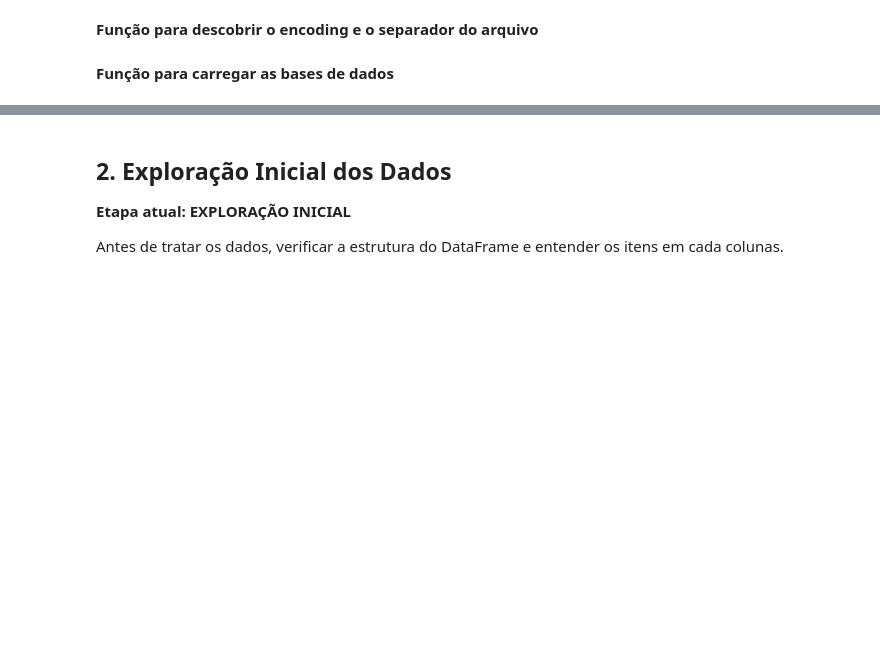
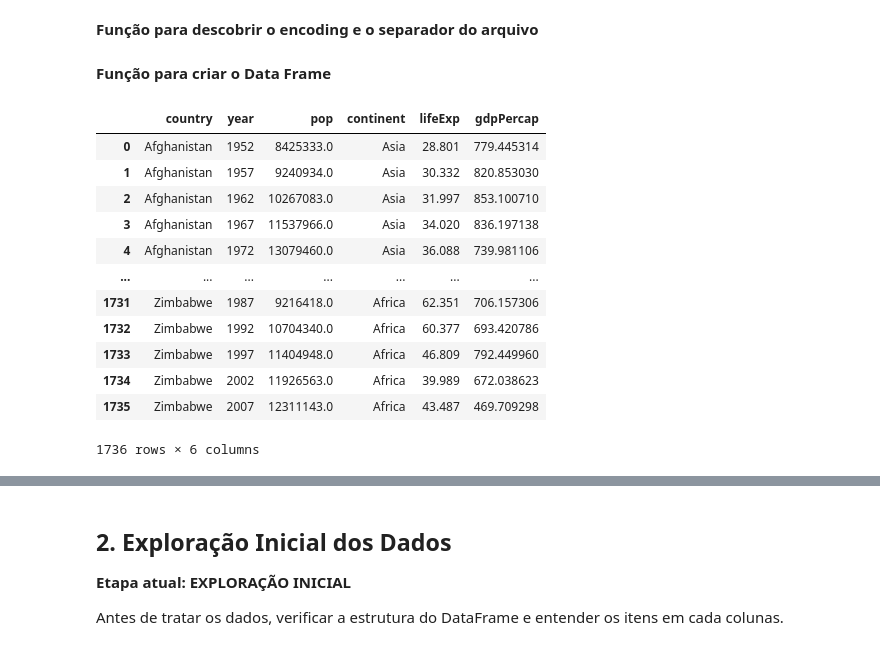
Before and after one commit to AndremRb/Analise-do-Desenvolvimento-Humano-e-Global, a Jupyter notebook: Leandro (Análise exploratória Saúde)/(Leandro) Template_Analise_Exploratoria_Saúde.ipynb, the cells around one changed output, grey strips where cells are left out. Cells and saved outputs as stored; diff of their text form; code cells hidden in the pictures; blank space fills up the shorter version.

```diff
--- a/Leandro (Análise exploratória Saúde)/(Leandro) Template_Analise_Exploratoria_Saúde.ipynb
+++ b/Leandro (Análise exploratória Saúde)/(Leandro) Template_Analise_Exploratoria_Saúde.ipynb
@@ -51,25 +52,39 @@ url_github = 'https://raw.githubusercontent.com/AndremRb/Analise-do-Desenvolvime
 # %% [markdown]
 **Função para descobrir o encoding e o separador do arquivo**
 # %%
-def descobrir_csv(caminho_arquivo):
+def configuraçoes_csv(caminho_arquivo):
     """
     Descobre o encoding e o separador de qualquer CSV de forma rápida e certeira.
+    Aceita tanto arquivos locais quanto links da internet (ex: GitHub).
     Retorna: (encoding, separador).
-    Você pode inserir o link de um arquivo raw do github aqui
     """
-    # 1. Pega uma amostra pequena do arquivo gigante
-    with open(caminho_arquivo, 'rb') as f:    #Abre o arquivo em modo binário e o salva em "f"
-        amostra_binaria = f.read(20000)   #Lê e armazena somente as 20000 linhas iniciais de "f" em "amostra_binaria"
+    caminho_arquivo = str(caminho_arquivo)  # Garante que o caminho seja uma string
+    # 1. Verifica se é um link da internet ou arquivo local
+    if caminho_arquivo.startswith('http://') or caminho_arquivo.startswith('https://'):   # Verifica se começa com um dos termos
+        # Se for link, faz uma requisição HTTP e lê os primeiros 20.000 bytes
+        req = ur.Request(
+            caminho_arquivo,
+            headers={'User-Agent': 'Mozilla/5.0'} # Simula um cabeçalho real na requisição como se fosse um usuário acessando pelo Mozila
+        )
+        with ur.urlopen(req) as f:   # Abre a conexão com o servidor através da requisição anterior criada
+            amostra_binaria = f.read(20000)   #Lê e armazena os primeiros 20000 bytes em amostra_binária
+                                              #NOTA: não usamos open(caminho_arquivo, "rb") pq na internet tudo já está em byte
+    else:
+        # Se for arquivo local, abre normalmente
+        with open(caminho_arquivo, 'rb') as f:    #Aqui usamos o 'rb' pois arquivos locais não costuman estar em binário pois nós não conseguiriamos ler.
+            amostra_binaria = f.read(20000)
 
     # 2. Descobre o encoding com quase 100% de precisão
-    resultado = from_bytes(amostra_binaria).best()  #Analiza a amostra binária e decide qual o melhor(.best) encoding para ela
-    encoding = resultado.encoding   #Armazena o nome do encoding detectado
-    texto_amostra = resultado.to_str()    #Converte a amostra binaria em str para torna-la legivel em texto_amostra
+    resultado = from_bytes(amostra_binaria).best()  # Analisa a amostra binária
+    encoding = resultado.encoding   # Armazena o nome do encoding detectado
+    texto_amostra = str(resultado)    # Converte em texto legível novamente
 
     # 3. Descobre o separador (.csv, .txt, etc)
-    dialeto = csv.Sniffer().sniff(texto_amostra)    #Detecta qual o separador mais aparece em texto_amostra
-    separador = dialeto.delimiter   #Armazena qual é esse separador
+    dialeto = csv.Sniffer().sniff(texto_amostra)    #"Fareja" em nossa amostra qual o separador mais aparece e
+    separador = dialeto.delimiter
 
-    return encoding, separador  #Retorna uma tupla que contem o encoding e o separador
+    return caminho_arquivo,encoding, separador
-# %% [markdown]
-**Função para carregar as bases de dados**
+# %%
+cam,enc,sep = configuraçoes_csv(url_github) #Guarda cada dado da tupla em uma variável 'enc' e 'rep'
+# %% [markdown]
+**Função para criar o Data Frame**
@@ -75,0 +95,16 @@ def descobrir_csv(caminho_arquivo):
+# %%
+criar_dataframe(cam,enc,sep)
+# %% [output]
+|  | country | year | pop | continent | lifeExp | gdpPercap |
+| 0 | Afghanistan | 1952 | 8425333.0 | Asia | 28.801 | 779.445314 |
+| 1 | Afghanistan | 1957 | 9240934.0 | Asia | 30.332 | 820.853030 |
+| 2 | Afghanistan | 1962 | 10267083.0 | Asia | 31.997 | 853.100710 |
+| 3 | Afghanistan | 1967 | 11537966.0 | Asia | 34.020 | 836.197138 |
+| 4 | Afghanistan | 1972 | 13079460.0 | Asia | 36.088 | 739.981106 |
+| ... | ... | ... | ... | ... | ... | ... |
+| 1731 | Zimbabwe | 1987 | 9216418.0 | Africa | 62.351 | 706.157306 |
+| 1732 | Zimbabwe | 1992 | 10704340.0 | Africa | 60.377 | 693.420786 |
+| 1733 | Zimbabwe | 1997 | 11404948.0 | Africa | 46.809 | 792.449960 |
+| 1734 | Zimbabwe | 2002 | 11926563.0 | Africa | 39.989 | 672.038623 |
+| 1735 | Zimbabwe | 2007 | 12311143.0 | Africa | 43.487 | 469.709298 |
+1736 rows × 6 columns
```
Also changed, not shown: parts of 5 cells of this notebook.
